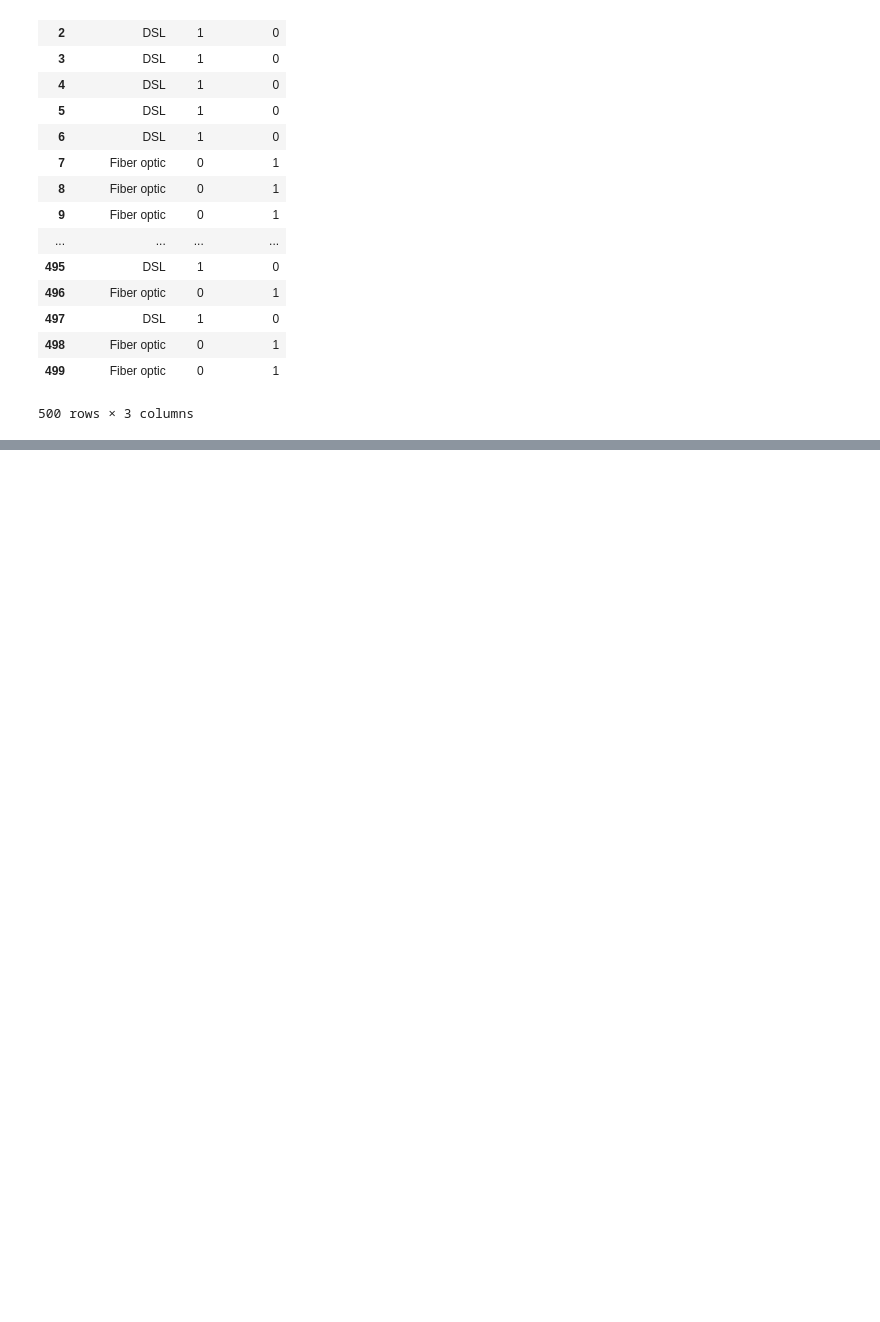
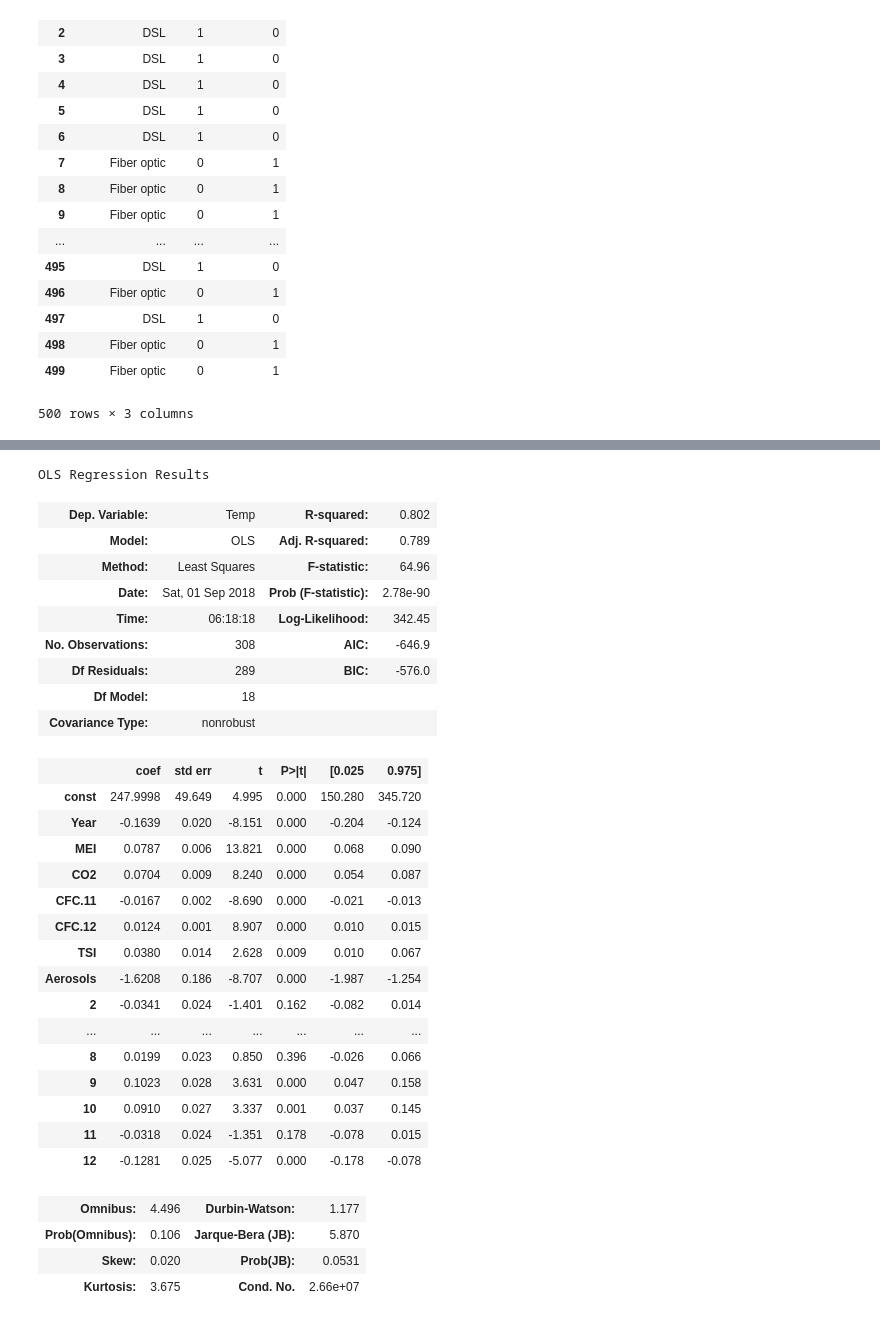
Before and after one commit to magtanggol03/dec130, a Jupyter notebook: notebooks/01 Regression Analysis.ipynb, the cells around one changed output, grey strips where cells are left out. Saved outputs shown, nothing was run; the diff lists cells and outputs as text; code cells hidden in the pictures; blank space fills up the shorter version.

```diff
--- a/notebooks/01 Regression Analysis.ipynb
+++ b/notebooks/01 Regression Analysis.ipynb
@@ -532,0 +646,6 @@ pd.concat([churn_df['InternetService'], pd.get_dummies(churn_df['InternetService
+# %%
+wine_df = pd.read_csv('https://raw.githubusercontent.com/magtanggol03/dec130/master/datasets/Analytics%20Edge/Wine.csv')
+wine_df['AGST^2'] = wine_df['AGST']**2
+wine_df['WR^2'] = wine_df['WinterRain']**2
+model = sm.OLS(wine_df['Price'], sm.add_constant(wine_df.drop(['Price', 'Age', 'Year'], axis = 1))).fit()
+model.summary()
@@ -532,0 +721,36 @@ pd.concat([churn_df['InternetService'], pd.get_dummies(churn_df['InternetService
+# %%
+clim_df = pd.read_csv('https://raw.githubusercontent.com/magtanggol03/dec130/master/datasets/Analytics%20Edge/ClimateChange.csv')
+clim_df = pd.concat([clim_df.drop('Month', axis = 1), pd.get_dummies(clim_df.Month).drop(1, axis = 1)], axis = 1)
+model = sm.OLS(clim_df['Temp'], sm.add_constant(clim_df.drop(['Temp', 'CH4', 'N2O'], axis = 1))).fit()
+model.summary()
+# %% [output]
+OLS Regression Results
+| Dep. Variable: | Temp | R-squared: | 0.802 |
+| Model: | OLS | Adj. R-squared: | 0.789 |
+| Method: | Least Squares | F-statistic: | 64.96 |
+| Date: | Sat, 01 Sep 2018 | Prob (F-statistic): | 2.78e-90 |
+| Time: | 06:18:18 | Log-Likelihood: | 342.45 |
+| No. Observations: | 308 | AIC: | -646.9 |
+| Df Residuals: | 289 | BIC: | -576.0 |
+| Df Model: | 18 |  |  |
+| Covariance Type: | nonrobust |  |  |
+|  | coef | std err | t | P>|t| | [0.025 | 0.975] |
+| const | 247.9998 | 49.649 | 4.995 | 0.000 | 150.280 | 345.720 |
+| Year | -0.1639 | 0.020 | -8.151 | 0.000 | -0.204 | -0.124 |
+| MEI | 0.0787 | 0.006 | 13.821 | 0.000 | 0.068 | 0.090 |
+| CO2 | 0.0704 | 0.009 | 8.240 | 0.000 | 0.054 | 0.087 |
+| CFC.11 | -0.0167 | 0.002 | -8.690 | 0.000 | -0.021 | -0.013 |
+| CFC.12 | 0.0124 | 0.001 | 8.907 | 0.000 | 0.010 | 0.015 |
+| TSI | 0.0380 | 0.014 | 2.628 | 0.009 | 0.010 | 0.067 |
+| Aerosols | -1.6208 | 0.186 | -8.707 | 0.000 | -1.987 | -1.254 |
+| 2 | -0.0341 | 0.024 | -1.401 | 0.162 | -0.082 | 0.014 |
+| ... | ... | ... | ... | ... | ... | ... |
+| 8 | 0.0199 | 0.023 | 0.850 | 0.396 | -0.026 | 0.066 |
+| 9 | 0.1023 | 0.028 | 3.631 | 0.000 | 0.047 | 0.158 |
+| 10 | 0.0910 | 0.027 | 3.337 | 0.001 | 0.037 | 0.145 |
+| 11 | -0.0318 | 0.024 | -1.351 | 0.178 | -0.078 | 0.015 |
+| 12 | -0.1281 | 0.025 | -5.077 | 0.000 | -0.178 | -0.078 |
+| Omnibus: | 4.496 | Durbin-Watson: | 1.177 |
+| Prob(Omnibus): | 0.106 | Jarque-Bera (JB): | 5.870 |
+| Skew: | 0.020 | Prob(JB): | 0.0531 |
+| Kurtosis: | 3.675 | Cond. No. | 2.66e+07 |
```
Also changed, not shown: parts of 13 cells of this notebook, 4 other files.
